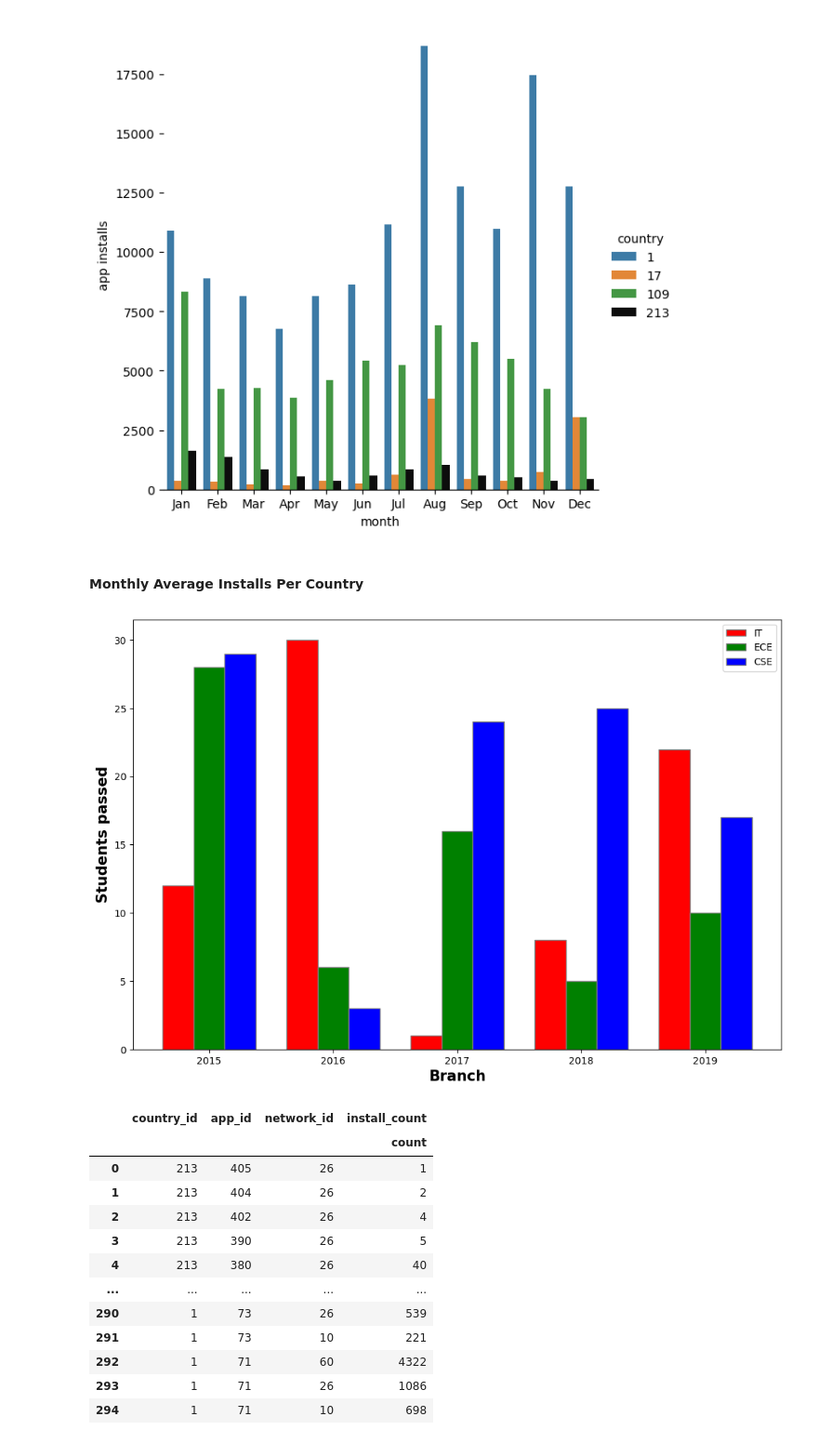
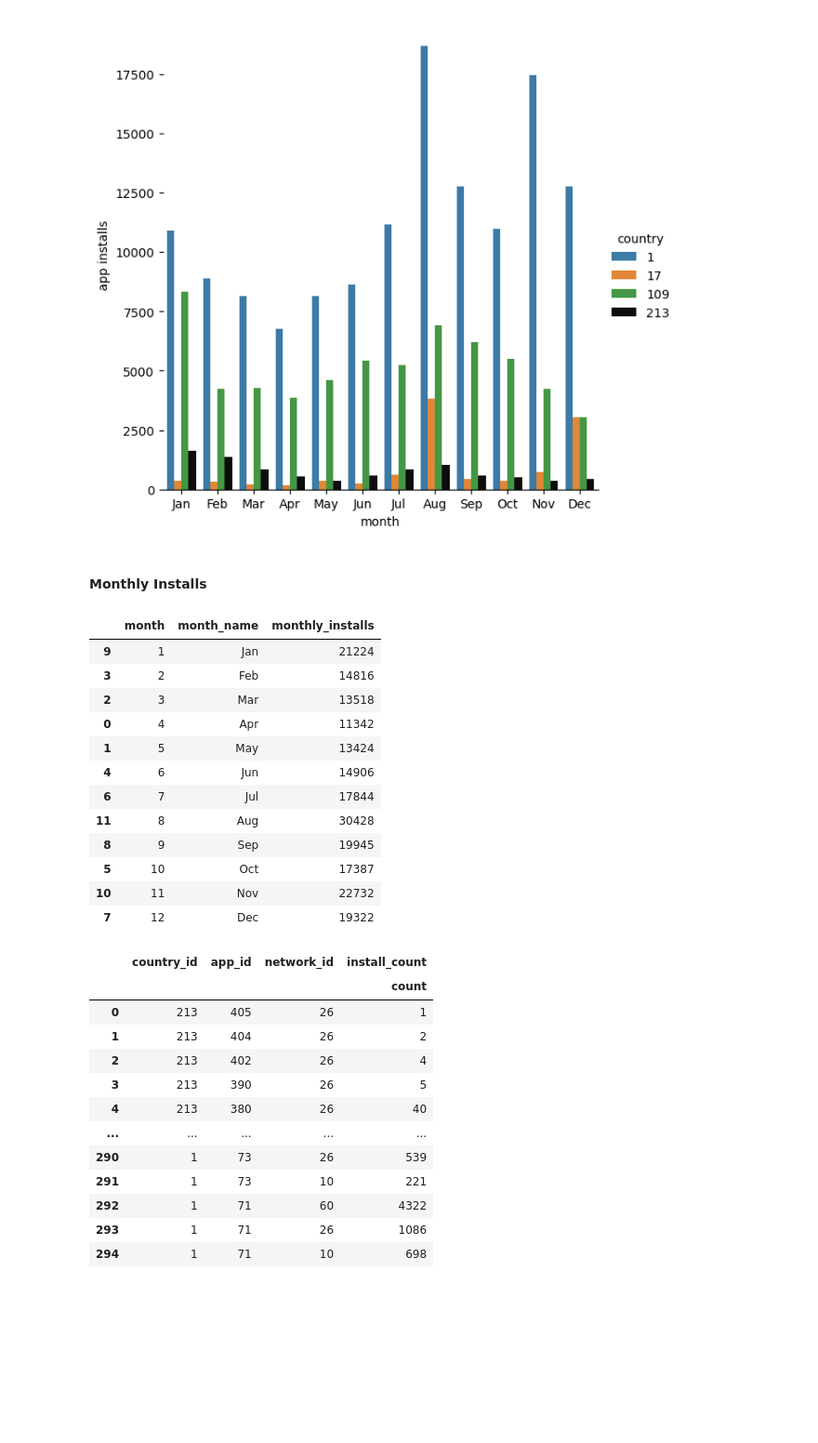
Before and after one commit to roshaan7zafar/JustDice, a Jupyter notebook: main.ipynb, the cells around one changed output. Shown at 93% size. Cells and saved outputs as stored; diff of their text form; code cells hidden in the pictures; blank space fills up the shorter version.

```diff
--- a/main.ipynb
+++ b/main.ipynb
@@ -101,4 +101,4 @@ country_installs_plot.legend.set_title("country")
 # %% [output]
 [figure]
 # %% [markdown]
-#### Monthly Average Installs Per Country
+#### Monthly Installs
@@ -119,40 +105,22 @@ country_installs_plot.legend.set_title("country")
-# %%
-import numpy as np
-import matplotlib.pyplot as plt
-
-# set width of bar
-barWidth = 0.25
-fig = plt.subplots(figsize =(12, 8))
-
-# set height of bar
-IT = [12, 30, 1, 8, 22]
-
-ECE = [28, 6, 16, 5, 10]
-CSE = [29, 3, 24, 25, 17]
-
-# Set position of bar on X axis
-br1 = np.arange(len(IT))
-br2 = [x + barWidth for x in br1]
-br3 = [x + barWidth for x in br2]
-
-# Make the plot
-plt.bar(br1, IT, color ='r', width = barWidth,
-        edgecolor ='grey', label ='IT')
-plt.bar(br2, ECE, color ='g', width = barWidth,
-        edgecolor ='grey', label ='ECE')
-plt.bar(br3, CSE, color ='b', width = barWidth,
-        edgecolor ='grey', label ='CSE')
-
-# Adding Xticks
-plt.xlabel('Branch', fontweight ='bold', fontsize = 15)
-plt.ylabel('Students passed', fontweight ='bold', fontsize = 15)
-plt.xticks([r + barWidth for r in range(len(IT))],
-        ['2015', '2016', '2017', '2018', '2019'])
-
-plt.legend()
-plt.show()
-# %% [output]
-[figure, removed]
+# %%
+
+monthly_installs = country_month_installs.groupby(['month','month_name'])['installs_per_country'].sum()\
+                        .sort_values(ascending=True).reset_index(name='monthly_installs')
+monthly_installs.sort_values(by=['month'])
+# %% [output]
+|  | month | month_name | monthly_installs |
+| 9 | 1 | Jan | 21224 |
+| 3 | 2 | Feb | 14816 |
+| 2 | 3 | Mar | 13518 |
+| 0 | 4 | Apr | 11342 |
+| 1 | 5 | May | 13424 |
+| 4 | 6 | Jun | 14906 |
+| 6 | 7 | Jul | 17844 |
+| 11 | 8 | Aug | 30428 |
+| 8 | 9 | Sep | 19945 |
+| 5 | 10 | Oct | 17387 |
+| 10 | 11 | Nov | 22732 |
+| 7 | 12 | Dec | 19322 |
 # %%
 installs_per_con_per_app_per_net = installs_df.groupby(['country_id','app_id','network_id']).agg({'install_id': ['count']})\
                          .rename(columns={'install_id':'install_count'})\
```
Also changed, not shown: parts of 8 cells of this notebook.
